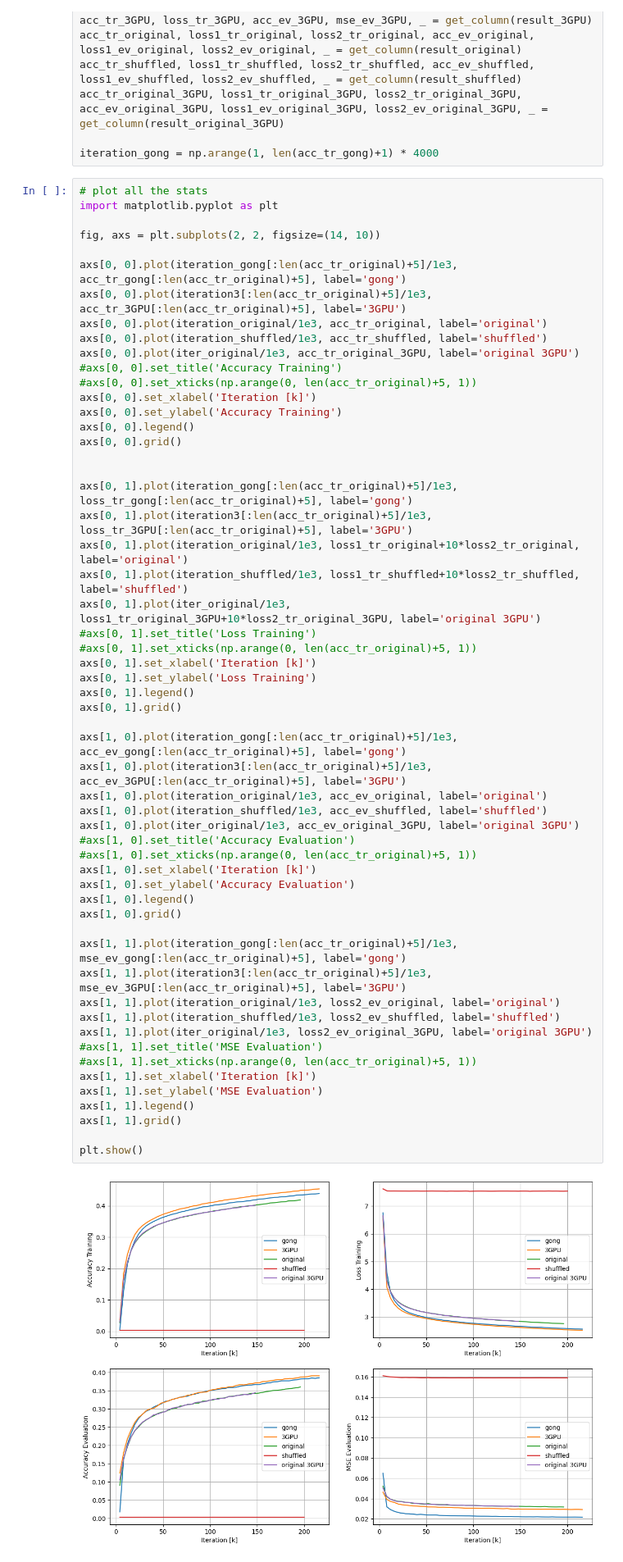
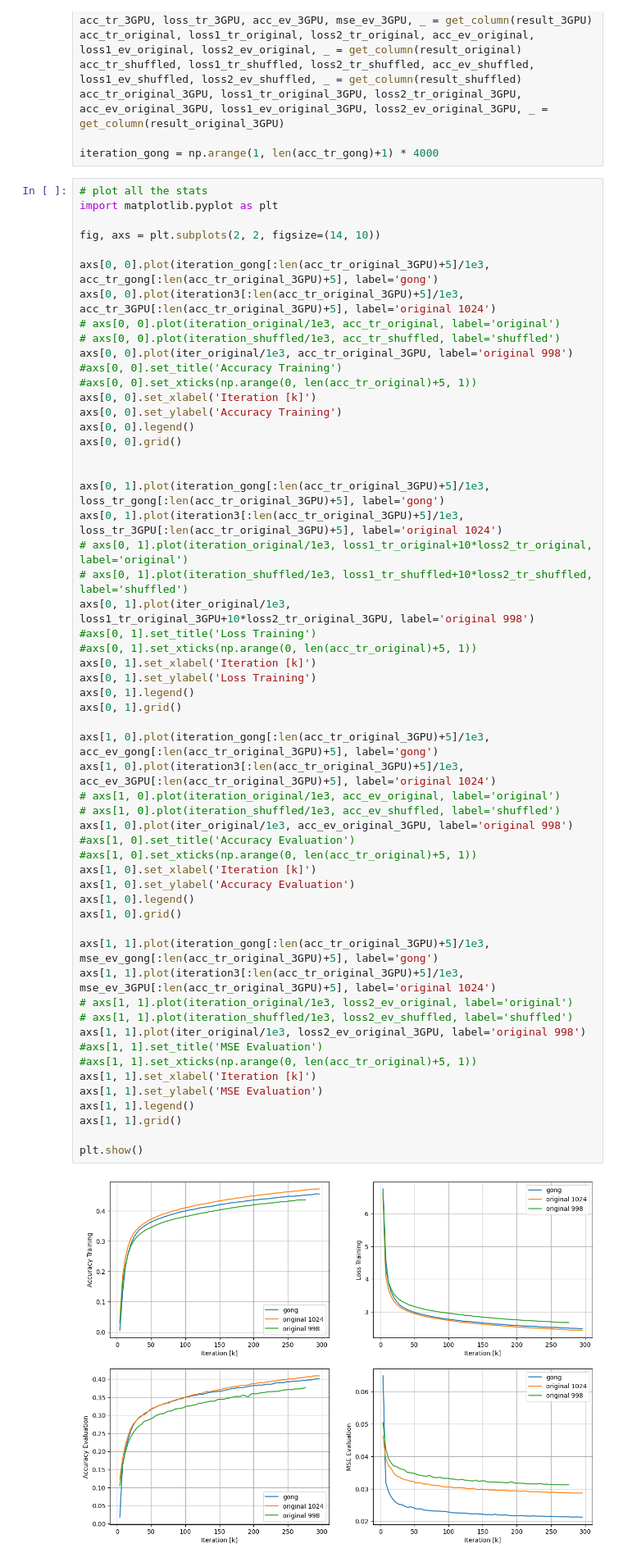
Before and after one commit to Ironmomo/SpeakerVerificationBA, a Jupyter notebook: pretraining/utilities/sandbox.ipynb, the cells around one changed output. Shown at 82% size. Cells and saved outputs as stored; diff of their text form.

```diff
--- a/pretraining/utilities/sandbox.ipynb
+++ b/pretraining/utilities/sandbox.ipynb
@@ -328,58 +328,58 @@ import matplotlib.pyplot as plt
 
 fig, axs = plt.subplots(2, 2, figsize=(14, 10))
 
-axs[0, 0].plot(iteration_gong[:len(acc_tr_original)+5]/1e3, acc_tr_gong[:len(acc_tr_original)+5], label='gong')
-axs[0, 0].plot(iteration3[:len(acc_tr_original)+5]/1e3, acc_tr_3GPU[:len(acc_tr_original)+5], label='3GPU')
-axs[0, 0].plot(iteration_original/1e3, acc_tr_original, label='original')
-axs[0, 0].plot(iteration_shuffled/1e3, acc_tr_shuffled, label='shuffled')
-axs[0, 0].plot(iter_original/1e3, acc_tr_original_3GPU, label='original 3GPU')
+axs[0, 0].plot(iteration_gong[:len(acc_tr_original_3GPU)+5]/1e3, acc_tr_gong[:len(acc_tr_original_3GPU)+5], label='gong')
+axs[0, 0].plot(iteration3[:len(acc_tr_original_3GPU)+5]/1e3, acc_tr_3GPU[:len(acc_tr_original_3GPU)+5], label='original 1024')
+# axs[0, 0].plot(iteration_original/1e3, acc_tr_original, label='original')
+# axs[0, 0].plot(iteration_shuffled/1e3, acc_tr_shuffled, label='shuffled')
+axs[0, 0].plot(iter_original/1e3, acc_tr_original_3GPU, label='original 998')
 #axs[0, 0].set_title('Accuracy Training')
 #axs[0, 0].set_xticks(np.arange(0, len(acc_tr_original)+5, 1))
 axs[0, 0].set_xlabel('Iteration [k]')
 axs[0, 0].set_ylabel('Accuracy Training')
 axs[0, 0].legend()
 axs[0, 0].grid()
 
 
-axs[0, 1].plot(iteration_gong[:len(acc_tr_original)+5]/1e3, loss_tr_gong[:len(acc_tr_original)+5], label='gong')
-axs[0, 1].plot(iteration3[:len(acc_tr_original)+5]/1e3, loss_tr_3GPU[:len(acc_tr_original)+5], label='3GPU')
-axs[0, 1].plot(iteration_original/1e3, loss1_tr_original+10*loss2_tr_original, label='original')
-axs[0, 1].plot(iteration_shuffled/1e3, loss1_tr_shuffled+10*loss2_tr_shuffled, label='shuffled')
-axs[0, 1].plot(iter_original/1e3, loss1_tr_original_3GPU+10*loss2_tr_original_3GPU, label='original 3GPU')
+axs[0, 1].plot(iteration_gong[:len(acc_tr_original_3GPU)+5]/1e3, loss_tr_gong[:len(acc_tr_original_3GPU)+5], label='gong')
+axs[0, 1].plot(iteration3[:len(acc_tr_original_3GPU)+5]/1e3, loss_tr_3GPU[:len(acc_tr_original_3GPU)+5], label='original 1024')
+# axs[0, 1].plot(iteration_original/1e3, loss1_tr_original+10*loss2_tr_original, label='original')
+# axs[0, 1].plot(iteration_shuffled/1e3, loss1_tr_shuffled+10*loss2_tr_shuffled, label='shuffled')
+axs[0, 1].plot(iter_original/1e3, loss1_tr_original_3GPU+10*loss2_tr_original_3GPU, label='original 998')
 #axs[0, 1].set_title('Loss Training')
 #axs[0, 1].set_xticks(np.arange(0, len(acc_tr_original)+5, 1))
 axs[0, 1].set_xlabel('Iteration [k]')
 axs[0, 1].set_ylabel('Loss Training')
 axs[0, 1].legend()
 axs[0, 1].grid()
 
-axs[1, 0].plot(iteration_gong[:len(acc_tr_original)+5]/1e3, acc_ev_gong[:len(acc_tr_original)+5], label='gong')
-axs[1, 0].plot(iteration3[:len(acc_tr_original)+5]/1e3, acc_ev_3GPU[:len(acc_tr_original)+5], label='3GPU')
-axs[1, 0].plot(iteration_original/1e3, acc_ev_original, label='original')
-axs[1, 0].plot(iteration_shuffled/1e3, acc_ev_shuffled, label='shuffled')
-axs[1, 0].plot(iter_original/1e3, acc_ev_original_3GPU, label='original 3GPU')
+axs[1, 0].plot(iteration_gong[:len(acc_tr_original_3GPU)+5]/1e3, acc_ev_gong[:len(acc_tr_original_3GPU)+5], label='gong')
+axs[1, 0].plot(iteration3[:len(acc_tr_original_3GPU)+5]/1e3, acc_ev_3GPU[:len(acc_tr_original_3GPU)+5], label='original 1024')
+# axs[1, 0].plot(iteration_original/1e3, acc_ev_original, label='original')
+# axs[1, 0].plot(iteration_shuffled/1e3, acc_ev_shuffled, label='shuffled')
+axs[1, 0].plot(iter_original/1e3, acc_ev_original_3GPU, label='original 998')
 #axs[1, 0].set_title('Accuracy Evaluation')
 #axs[1, 0].set_xticks(np.arange(0, len(acc_tr_original)+5, 1))
 axs[1, 0].set_xlabel('Iteration [k]')
 axs[1, 0].set_ylabel('Accuracy Evaluation')
 axs[1, 0].legend()
 axs[1, 0].grid()
 
-axs[1, 1].plot(iteration_gong[:len(acc_tr_original)+5]/1e3, mse_ev_gong[:len(acc_tr_original)+5], label='gong')
-axs[1, 1].plot(iteration3[:len(acc_tr_original)+5]/1e3, mse_ev_3GPU[:len(acc_tr_original)+5], label='3GPU')
-axs[1, 1].plot(iteration_original/1e3, loss2_ev_original, label='original')
-axs[1, 1].plot(iteration_shuffled/1e3, loss2_ev_shuffled, label='shuffled')
-axs[1, 1].plot(iter_original/1e3, loss2_ev_original_3GPU, label='original 3GPU')
+axs[1, 1].plot(iteration_gong[:len(acc_tr_original_3GPU)+5]/1e3, mse_ev_gong[:len(acc_tr_original_3GPU)+5], label='gong')
+axs[1, 1].plot(iteration3[:len(acc_tr_original_3GPU)+5]/1e3, mse_ev_3GPU[:len(acc_tr_original_3GPU)+5], label='original 1024')
+# axs[1, 1].plot(iteration_original/1e3, loss2_ev_original, label='original')
+# axs[1, 1].plot(iteration_shuffled/1e3, loss2_ev_shuffled, label='shuffled')
+axs[1, 1].plot(iter_original/1e3, loss2_ev_original_3GPU, label='original 998')
 #axs[1, 1].set_title('MSE Evaluation')
 #axs[1, 1].set_xticks(np.arange(0, len(acc_tr_original)+5, 1))
 axs[1, 1].set_xlabel('Iteration [k]')
 axs[1, 1].set_ylabel('MSE Evaluation')
 axs[1, 1].legend()
 axs[1, 1].grid()
 
 plt.show()
 # %% [output]
-[figure, old version]
+[figure, new version]
 # %%
 # plot learning rate on log scale
 fig, ax = plt.subplots(figsize=(12, 6))
```
Also changed, not shown: parts of 4 cells of this notebook, 1 other file.
